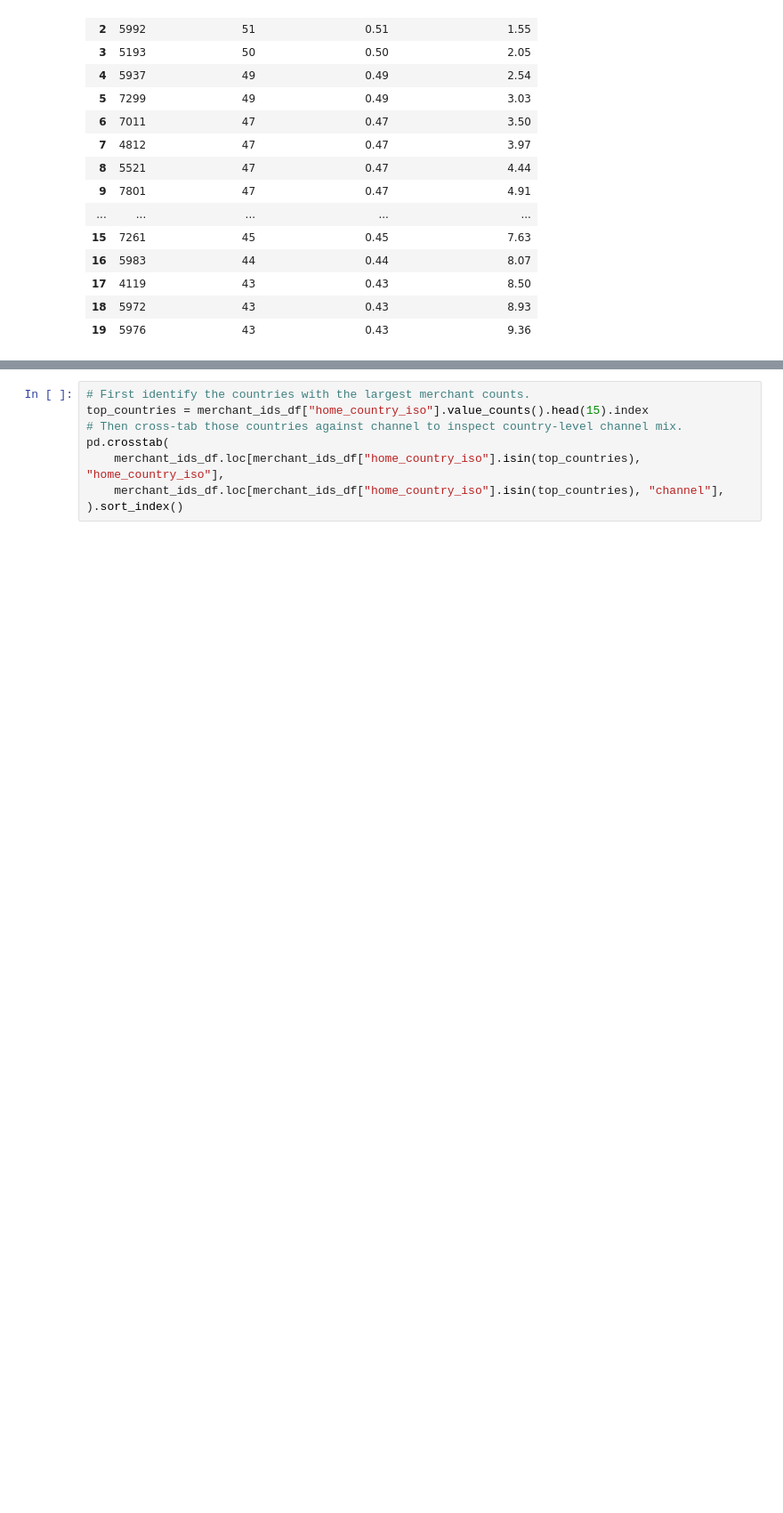
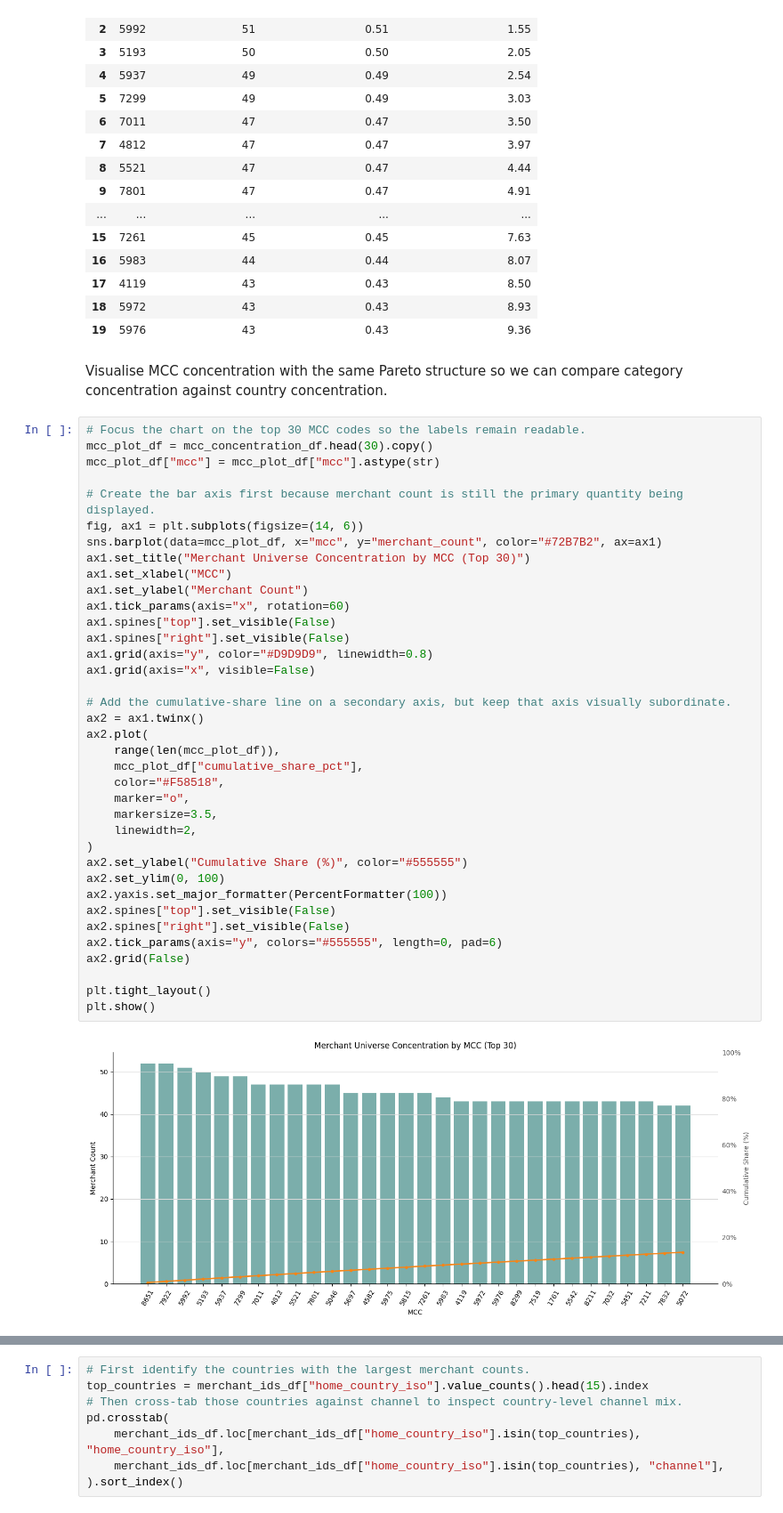
Before and after one commit to EsosaOrumwese/fraud-detection-system, a Jupyter notebook: analysis/dev_full_offline_investigation/00_investigation/notebooks/00_understanding_governed_data_world_p1.ipynb, the cells around one changed output, grey strips where cells are left out. Shown at 89% size. Saved outputs shown, nothing was run; the diff lists cells and outputs as text; blank space fills up the shorter version.

```diff
--- a/analysis/dev_full_offline_investigation/00_investigation/notebooks/00_understanding_governed_data_world_p1.ipynb
+++ b/analysis/dev_full_offline_investigation/00_investigation/notebooks/00_understanding_governed_data_world_p1.ipynb
@@ -362,3 +410,44 @@ mcc_concentration_df.head(20)
 | 17 | 4119 | 43 | 0.43 | 8.50 |
 | 18 | 5972 | 43 | 0.43 | 8.93 |
 | 19 | 5976 | 43 | 0.43 | 9.36 |
+# %% [markdown]
+Visualise MCC concentration with the same Pareto structure so we can compare category concentration against country concentration.
+# %%
+# Focus the chart on the top 30 MCC codes so the labels remain readable.
+mcc_plot_df = mcc_concentration_df.head(30).copy()
+mcc_plot_df["mcc"] = mcc_plot_df["mcc"].astype(str)
+
+# Create the bar axis first because merchant count is still the primary quantity being displayed.
+fig, ax1 = plt.subplots(figsize=(14, 6))
+sns.barplot(data=mcc_plot_df, x="mcc", y="merchant_count", color="#72B7B2", ax=ax1)
+ax1.set_title("Merchant Universe Concentration by MCC (Top 30)")
+ax1.set_xlabel("MCC")
+ax1.set_ylabel("Merchant Count")
+ax1.tick_params(axis="x", rotation=60)
+ax1.spines["top"].set_visible(False)
+ax1.spines["right"].set_visible(False)
+ax1.grid(axis="y", color="#D9D9D9", linewidth=0.8)
+ax1.grid(axis="x", visible=False)
+
+# Add the cumulative-share line on a secondary axis, but keep that axis visually subordinate.
+ax2 = ax1.twinx()
+ax2.plot(
+    range(len(mcc_plot_df)),
+    mcc_plot_df["cumulative_share_pct"],
+    color="#F58518",
+    marker="o",
+    markersize=3.5,
+    linewidth=2,
+)
+ax2.set_ylabel("Cumulative Share (%)", color="#555555")
+ax2.set_ylim(0, 100)
+ax2.yaxis.set_major_formatter(PercentFormatter(100))
+ax2.spines["top"].set_visible(False)
+ax2.spines["right"].set_visible(False)
+ax2.tick_params(axis="y", colors="#555555", length=0, pad=6)
+ax2.grid(False)
+
+plt.tight_layout()
+plt.show()
+# %% [output]
+[figure, added]
```
Also changed, not shown: parts of 9 cells of this notebook.
